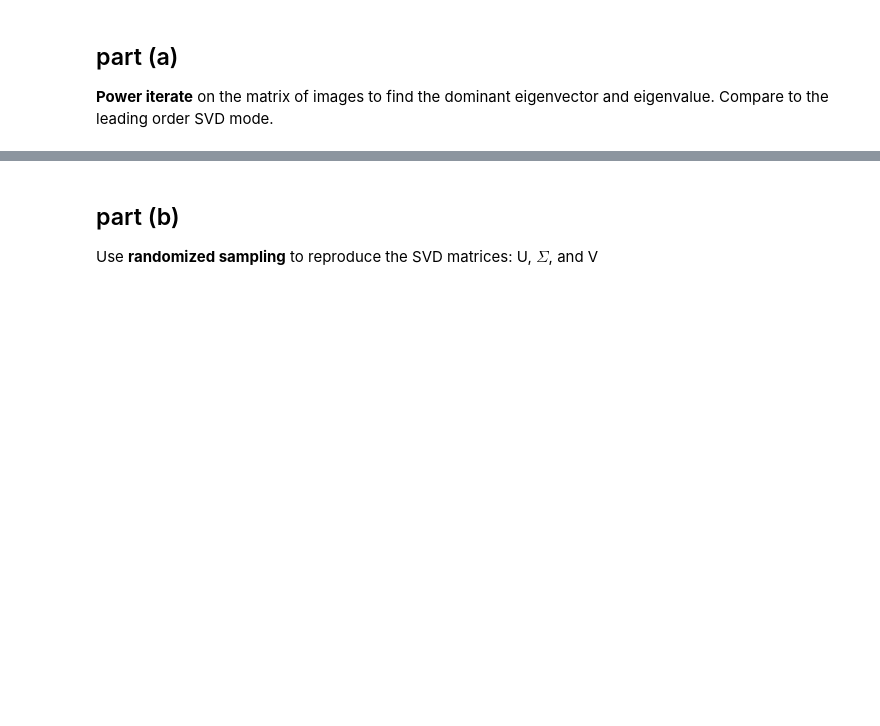
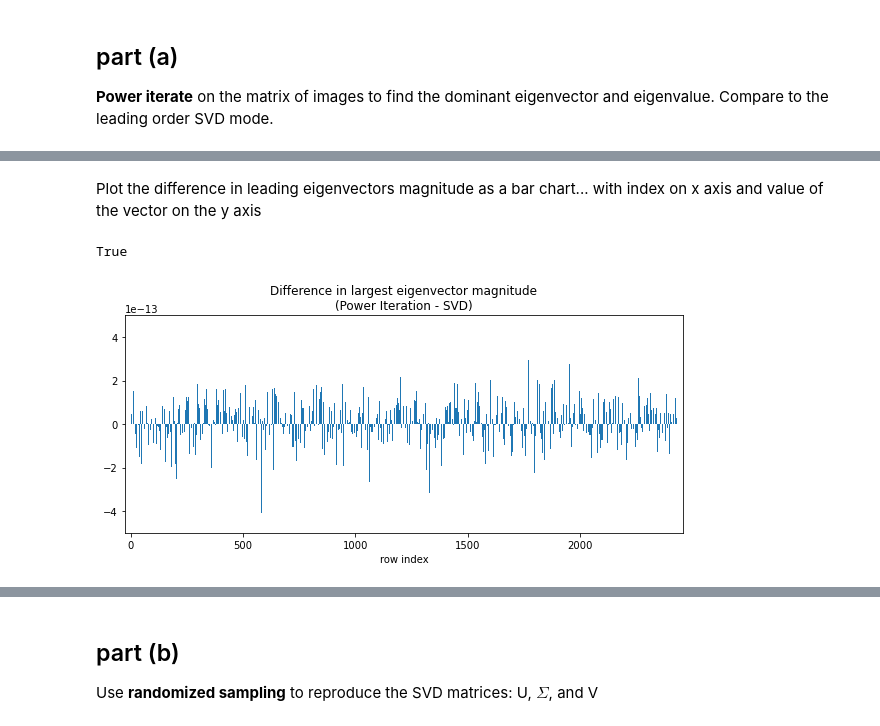
Before and after one commit to jacnugent/amath584, a Jupyter notebook: hw5_iterative_methods/hw5_draft.ipynb, the cells around one changed output, grey strips where cells are left out. Drawn from its saved outputs; the diff is of its cells as text; code cells hidden in the pictures; blank space fills up the shorter version.

```diff
--- a/hw5_iterative_methods/hw5_draft.ipynb
+++ b/hw5_iterative_methods/hw5_draft.ipynb
@@ -452,0 +490,30 @@ print(St[0], l_avg)
+# %% [markdown]
+Plot the difference in leading eigenvectors magnitude as a bar chart... with index on x axis and value of the vector on the y axis
+# %%
+# reshape first to match the shape of Uh[:, 0]
+v_data_rs = np.reshape(v_data, (len(v_data)))
+
+# This is true if the power iteration vector & SVD vector
+# have opposite signs
+print(np.all(np.sign(v_data_rs) == -np.sign(Uh[:, 0])))
+
+# find the difference in magnitude at each row
+vdiff = np.abs(v_data_rs) - np.abs(Uh[:, 0])
+# %% [output]
+True
+# %%
+# plot the difference
+
+fig, ax = plt.subplots(figsize=(10, 4))
+
+ax.bar(np.arange(1, len(vdiff)+1), vdiff)
+ax.set_title('Difference in largest eigenvector magnitude\n(Power Iteration - SVD)')
+ax.set_ylim(-.5e-12, .5e-12)
+ax.set_xlim(-25, len(vdiff)+25)
+ax.set_xlabel('row index')
+
+plt.savefig(save_dir + '2a_diff_in_eigenvector_mag.png', dpi=300, bbox_inches='tight')
+
+plt.show()
+# %% [output]
+[figure, added]
```
Also changed, not shown: parts of 35 cells of this notebook.
